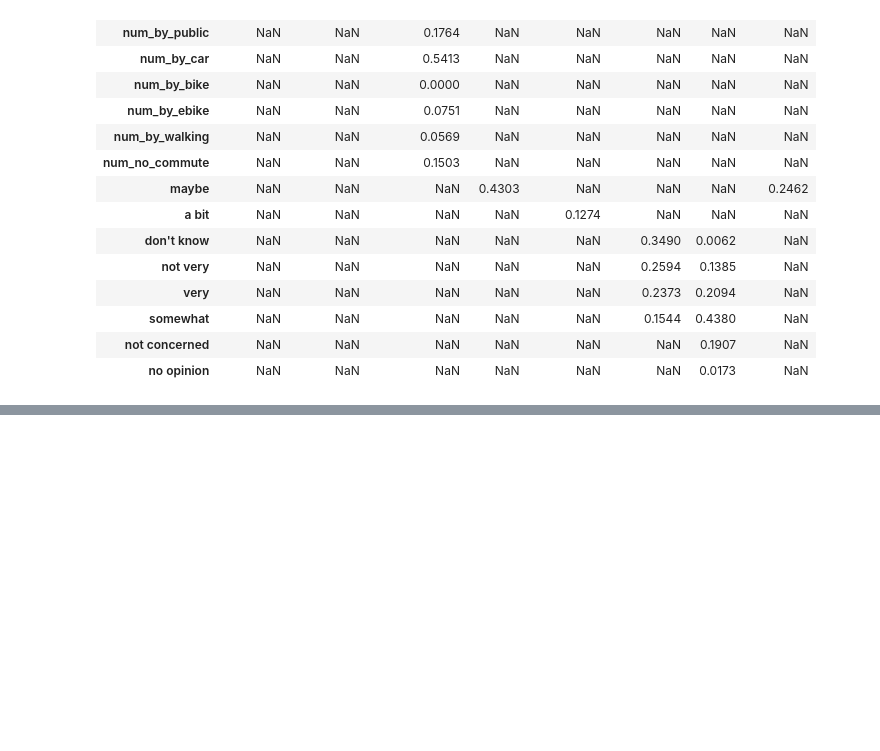
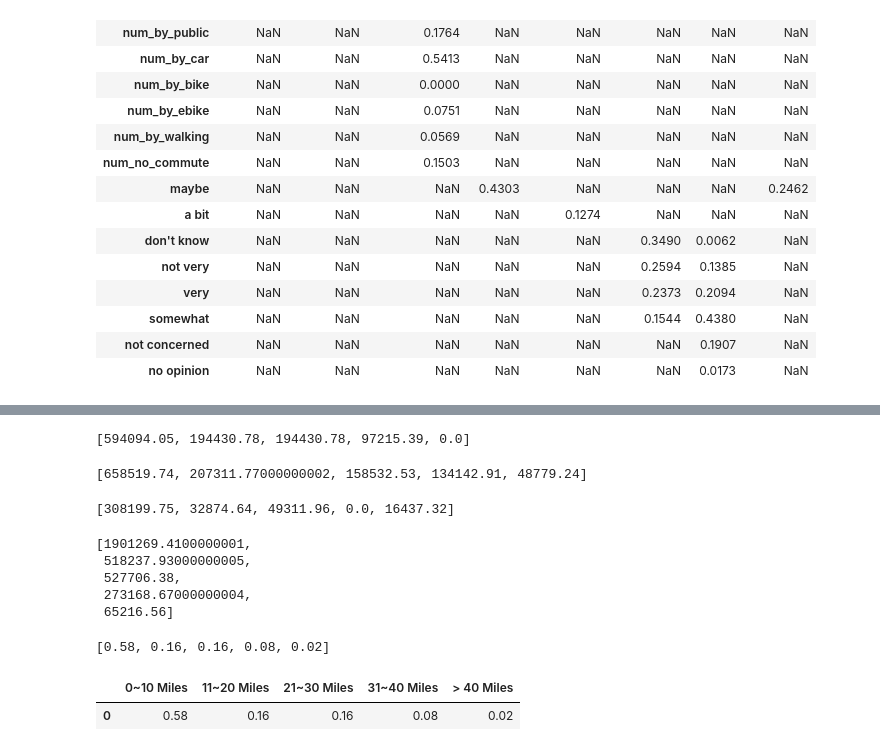
Before and after one commit to claireZHL/CCE-Data-Analysis, a Jupyter notebook: Step 4 - Survey Data Normalization/Step 4 - Survey Data Normalization.ipynb, the cells around one changed output, grey strips where cells are left out. Saved outputs shown, nothing was run; the diff lists cells and outputs as text; code cells hidden in the pictures; blank space fills up the shorter version.

```diff
--- a/Step 4 - Survey Data Normalization/Step 4 - Survey Data Normalization.ipynb
+++ b/Step 4 - Survey Data Normalization/Step 4 - Survey Data Normalization.ipynb
@@ -472,0 +564,45 @@ percent_scaled_df.to_excel(excel_filename, index=True)
+# %%
+scaled_miles1 = scale_by_pop_mile(miles1,pop1)
+scaled_miles1
+# %% [output]
+[594094.05, 194430.78, 194430.78, 97215.39, 0.0]
+# %%
+scaled_miles3 = scale_by_pop_mile(miles3,pop3)
+scaled_miles3
+# %% [output]
+[658519.74, 207311.77000000002, 158532.53, 134142.91, 48779.24]
+# %%
+scaled_miles4 = scale_by_pop_mile(miles4,pop4)
+scaled_miles4
+# %% [output]
+[308199.75, 32874.64, 49311.96, 0.0, 16437.32]
+# %%
+# Sum up all the miles data
+scaled_all_miles = [0, 0, 0, 0, 0]
+for i in range(5):
+    scaled_all_miles[i] += scaled_miles0[i] + scaled_miles1[i] + scaled_miles3[i] + scaled_miles4[i]
+scaled_all_miles
+# %% [output]
+[1901269.4100000001,
+ 518237.93000000005,
+ 527706.38,
+ 273168.67000000004,
+ 65216.56]
+# %%
+# Convert the all miles data into proportions
+scaled_all_miles_percent = convert_to_proportions(scaled_all_miles)
+scaled_all_miles_percent
+# %% [output]
+[0.58, 0.16, 0.16, 0.08, 0.02]
+# %%
+# Add the miles data into the dataframe
+miles_data = {'0~10 Miles': [scaled_all_miles_percent[0]],
+              '11~20 Miles': [scaled_all_miles_percent[1]],
+              '21~30 Miles': [scaled_all_miles_percent[2]],
+              '31~40 Miles': [scaled_all_miles_percent[3]],
+              '> 40 Miles': [scaled_all_miles_percent[4]]}
+miles_df = pd.DataFrame(miles_data)
+miles_df
+# %% [output]
+|  | 0~10 Miles | 11~20 Miles | 21~30 Miles | 31~40 Miles | > 40 Miles |
+| 0 | 0.58 | 0.16 | 0.16 | 0.08 | 0.02 |
```
Also changed, not shown: parts of 16 cells of this notebook, 10 other files.
